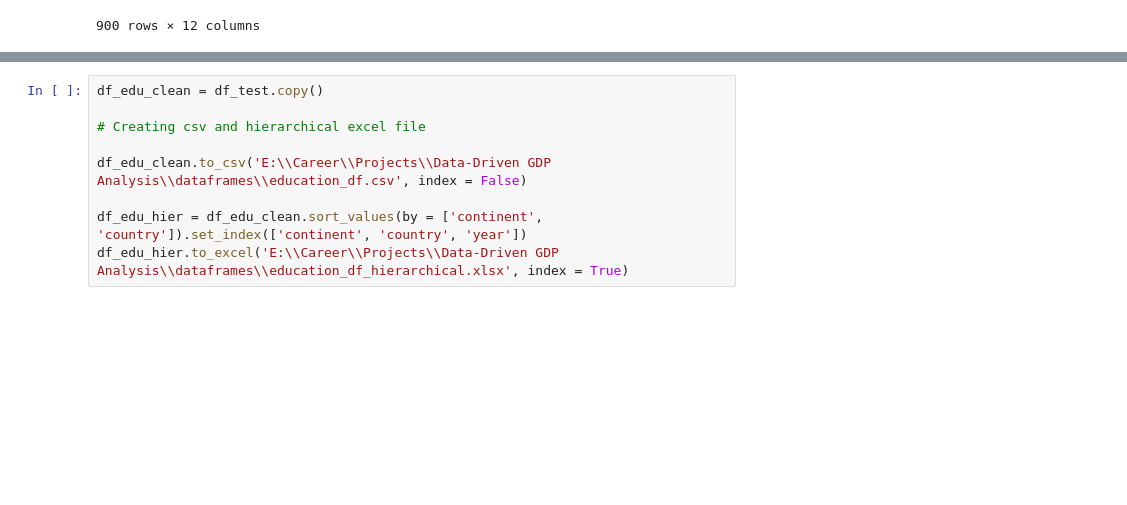
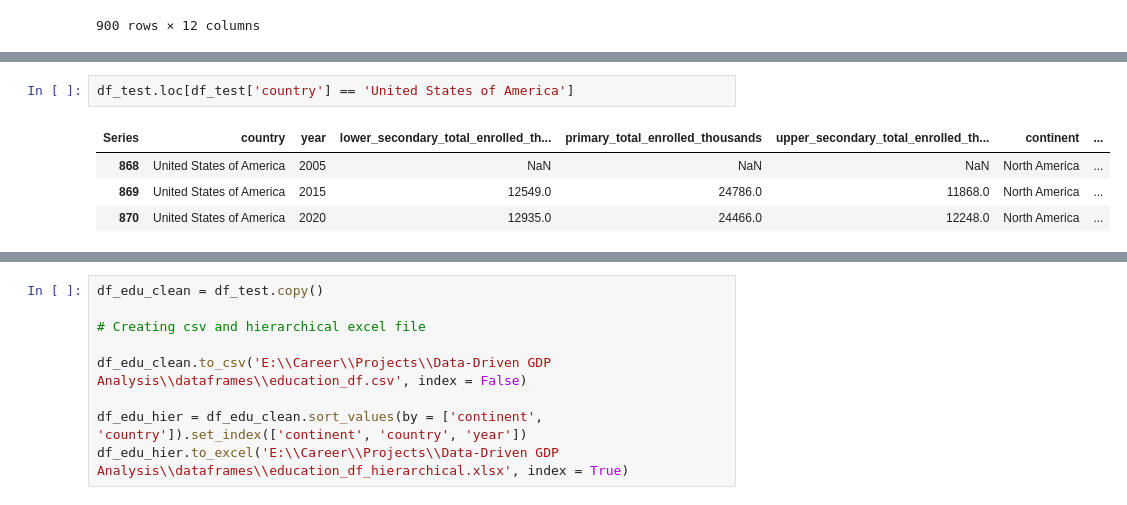
Before and after one commit to connoraking/GDP-model-and-analysis, a Jupyter notebook: data_cleaning/education_cleaning.ipynb, the cells around one changed output, grey strips where cells are left out. Drawn from its saved outputs; the diff is of its cells as text; blank space fills up the shorter version.

```diff
--- a/data_cleaning/education_cleaning.ipynb
+++ b/data_cleaning/education_cleaning.ipynb
@@ -290,0 +313,7 @@ df_test
+# %%
+df_test.loc[df_test['country'] == 'United States of America']
+# %% [output]
+| Series | country | year | lower_secondary_total_enrolled_th... | primary_total_enrolled_thousands | upper_secondary_total_enrolled_th... | continent | ... |
+| 868 | United States of America | 2005 | NaN | NaN | NaN | North America | ... |
+| 869 | United States of America | 2015 | 12549.0 | 24786.0 | 11868.0 | North America | ... |
+| 870 | United States of America | 2020 | 12935.0 | 24466.0 | 12248.0 | North America | ... |
```
Also changed, not shown: parts of 6 cells of this notebook, 2 other files.
